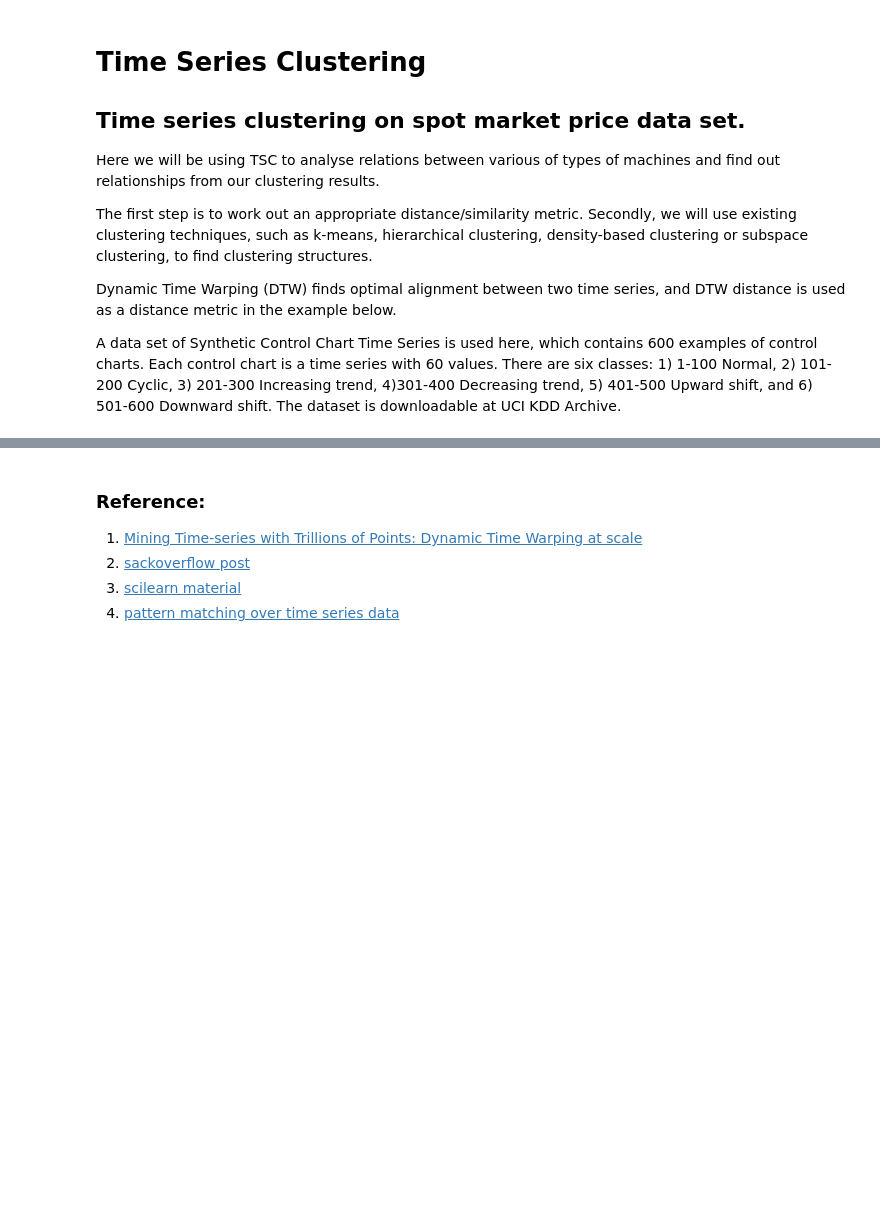
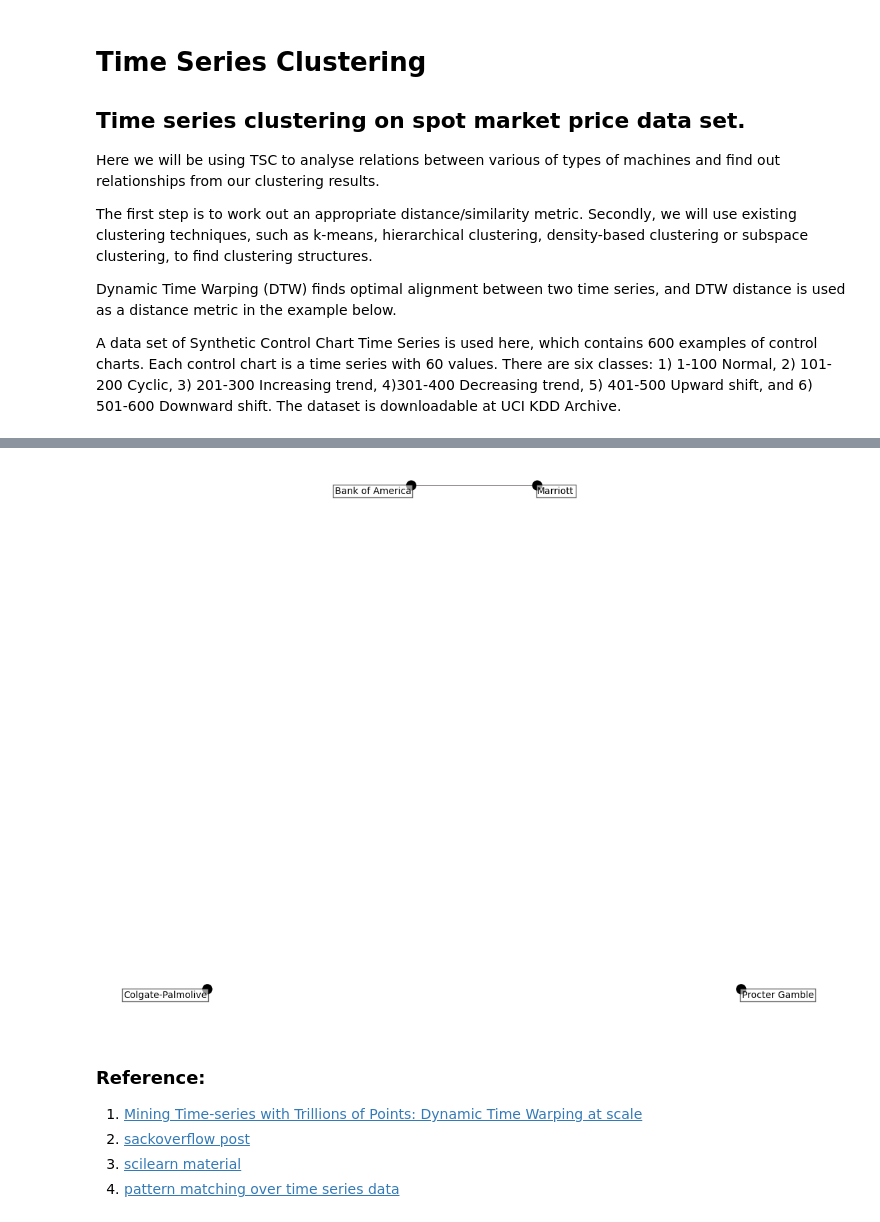
Before and after one commit to shwsun/spot-analysis, a Jupyter notebook: spot_analysis.ipynb, the cells around one changed output, grey strips where cells are left out. Drawn from its saved outputs; the diff is of its cells as text; code cells hidden in the pictures; blank space fills up the shorter version.

Commit message:
TS clustering 2

```diff
--- a/spot_analysis.ipynb
+++ b/spot_analysis.ipynb
@@ -338,0 +442,6 @@ A data set of Synthetic Control Chart Time Series is used here, which contains 6
+# %%
+_, labels = cluster.affinity_propagation(edge_model.covariance_)
+n_labels = labels.max()
+
+for i in range(n_labels + 1):
+    print('Cluster %i: %s' % ((i + 1), ', '.join(names[labels == i])))
@@ -339,3 +450,80 @@ A data set of Synthetic Control Chart Time Series is used here, which contains 6
+# %%
+# We use a dense eigen_solver to achieve reproducibility (arpack is
+# initiated with random vectors that we don't control). In addition, we
+# use a large number of neighbors to capture the large-scale structure.
+node_position_model = manifold.LocallyLinearEmbedding(
+    n_components=2, eigen_solver='dense', n_neighbors=1)
+
+embedding = node_position_model.fit_transform(X.T).T
+# %%
+plt.figure(1, facecolor='w', figsize=(10, 8))
+plt.clf()
+ax = plt.axes([0., 0., 1., 1.])
+plt.axis('off')
+
+# Display a graph of the partial correlations
+partial_correlations = edge_model.precision_.copy()
+d = 1 / np.sqrt(np.diag(partial_correlations))
+partial_correlations *= d
+partial_correlations *= d[:, np.newaxis]
+non_zero = (np.abs(np.triu(partial_correlations, k=1)) > 0.02)
+
+# Plot the nodes using the coordinates of our embedding
+plt.scatter(embedding[0], embedding[1], s=100 * d ** 2, c=labels,
+            cmap=plt.cm.spectral)
+
+# Plot the edges
+start_idx, end_idx = np.where(non_zero)
+#a sequence of (*line0*, *line1*, *line2*), where::
+#            linen = (x0, y0), (x1, y1), ... (xm, ym)
+segments = [[embedding[:, start], embedding[:, stop]]
+            for start, stop in zip(start_idx, end_idx)]
+values = np.abs(partial_correlations[non_zero])
+lc = LineCollection(segments,
+                    zorder=0, cmap=plt.cm.hot_r,
+                    norm=plt.Normalize(0, .7 * values.max()))
+lc.set_array(values)
+lc.set_linewidths(15 * values)
+ax.add_collection(lc)
+
+# Add a label to each node. The challenge here is that we want to
+# position the labels to avoid overlap with other labels
+for index, (name, label, (x, y)) in enumerate(
+        zip(names, labels, embedding.T)):
+
+    dx = x - embedding[0]
+    dx[index] = 1
+    dy = y - embedding[1]
+    dy[index] = 1
+    this_dx = dx[np.argmin(np.abs(dy))]
+    this_dy = dy[np.argmin(np.abs(dx))]
+    if this_dx > 0:
+        horizontalalignment = 'left'
+        x = x + .002
+    else:
+        horizontalalignment = 'right'
+        x = x - .002
+    if this_dy > 0:
+        verticalalignment = 'bottom'
+        y = y + .002
+    else:
+        verticalalignment = 'top'
+        y = y - .002
+    plt.text(x, y, name, size=10,
+             horizontalalignment=horizontalalignment,
+             verticalalignment=verticalalignment,
+             bbox=dict(facecolor='w',
+                       edgecolor=plt.cm.spectral(label / float(n_labels)),
+                       alpha=.6))
+
+plt.xlim(embedding[0].min() - .15 * embedding[0].ptp(),
+         embedding[0].max() + .10 * embedding[0].ptp(),)
+plt.ylim(embedding[1].min() - .03 * embedding[1].ptp(),
+         embedding[1].max() + .03 * embedding[1].ptp())
+
+plt.show()
+# %% [output]
+[figure, added]
 # %% [markdown]
 ### Reference:
 1. [Mining Time-series with Trillions of Points: Dynamic Time Warping at scale](http://practicalquant.blogspot.com/2012/10/mining-time-series-with-trillions-of.html)
```
Also changed, not shown: parts of 6 cells of this notebook.
